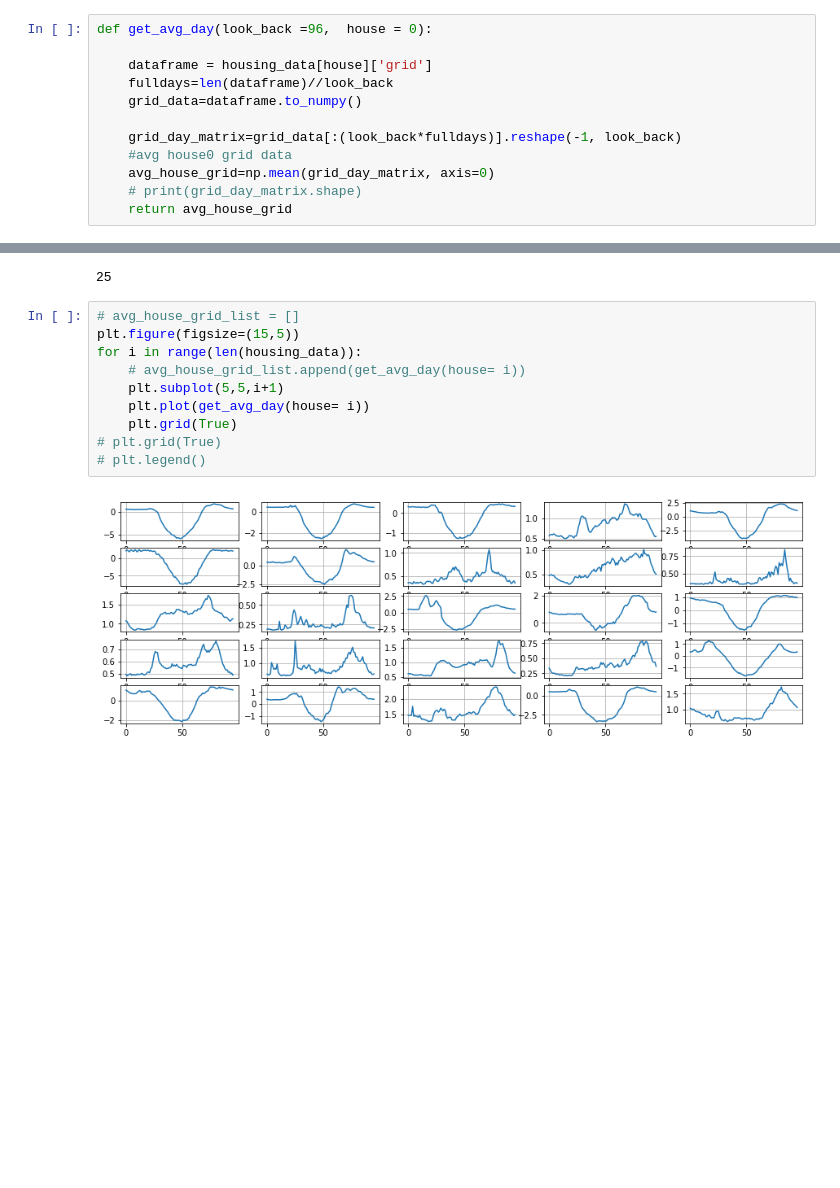
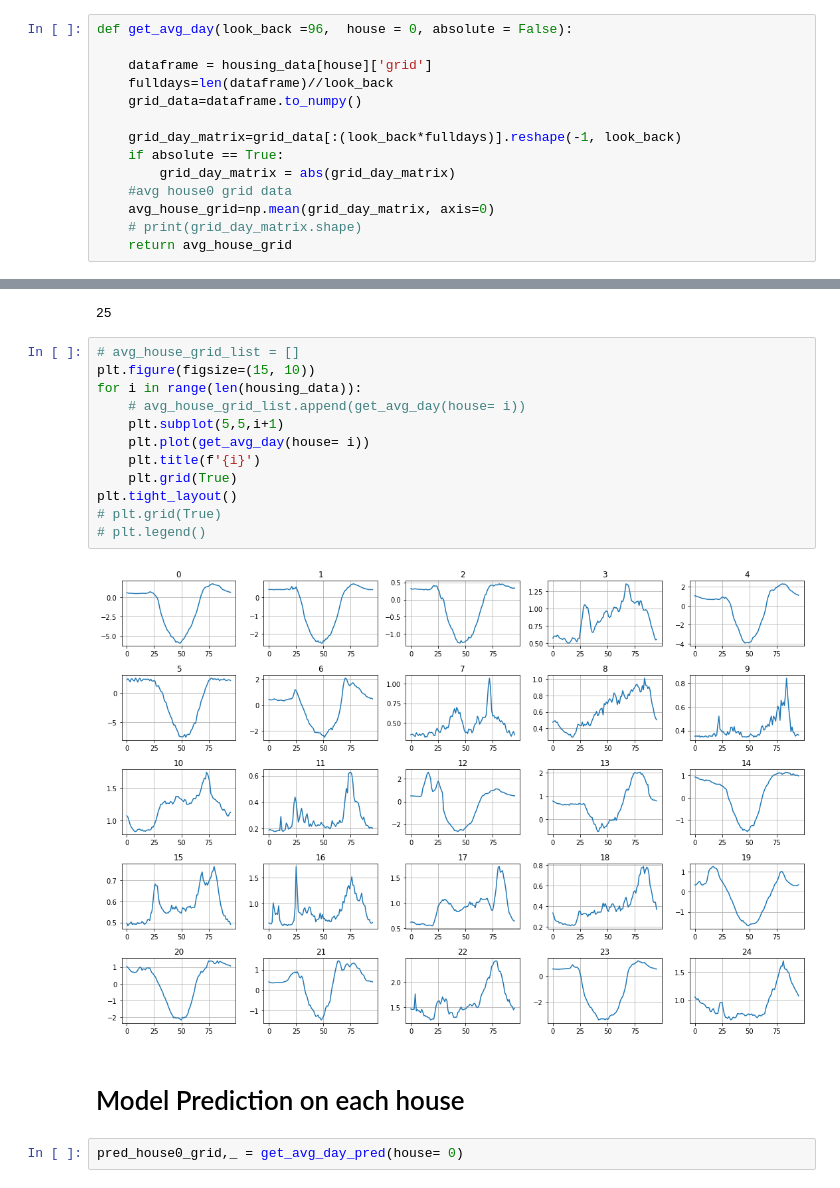
Before and after one commit to Natemen96/ECEMasterProject, a Jupyter notebook: notebooks/EveryNyHouseAvg.ipynb, the cells around one changed output, grey strips where cells are left out. Cells and saved outputs as stored; diff of their text form; blank space fills up the shorter version.

```diff
--- a/notebooks/EveryNyHouseAvg.ipynb
+++ b/notebooks/EveryNyHouseAvg.ipynb
@@ -52,13 +52,15 @@ def create_dataset(dataset, look_back=1, look_ahead=None):
 
 	return np.array(dataX), np.array(dataY)
 # %%
-def get_avg_day(look_back =96,  house = 0):
+def get_avg_day(look_back =96,  house = 0, absolute = False):
 
     dataframe = housing_data[house]['grid']
     fulldays=len(dataframe)//look_back
     grid_data=dataframe.to_numpy()
 
     grid_day_matrix=grid_data[:(look_back*fulldays)].reshape(-1, look_back)
+    if absolute == True:
+        grid_day_matrix = abs(grid_day_matrix)
     #avg house0 grid data
     avg_house_grid=np.mean(grid_day_matrix, axis=0)
     # print(grid_day_matrix.shape)
@@ -79,13 +104,19 @@ len(housing_data)
 25
 # %%
 # avg_house_grid_list = []
-plt.figure(figsize=(15,5))
+plt.figure(figsize=(15, 10))
 for i in range(len(housing_data)):
     # avg_house_grid_list.append(get_avg_day(house= i))
     plt.subplot(5,5,i+1)
     plt.plot(get_avg_day(house= i))
+    plt.title(f'{i}')
     plt.grid(True)
+plt.tight_layout()
 # plt.grid(True)
 # plt.legend()
 # %% [output]
-[figure, old version]
+[figure, new version]
+# %% [markdown]
+# Model Prediction on each house
+# %%
+pred_house0_grid,_ = get_avg_day_pred(house= 0)
```
Also changed, not shown: parts of 11 cells of this notebook, 1 other file.
